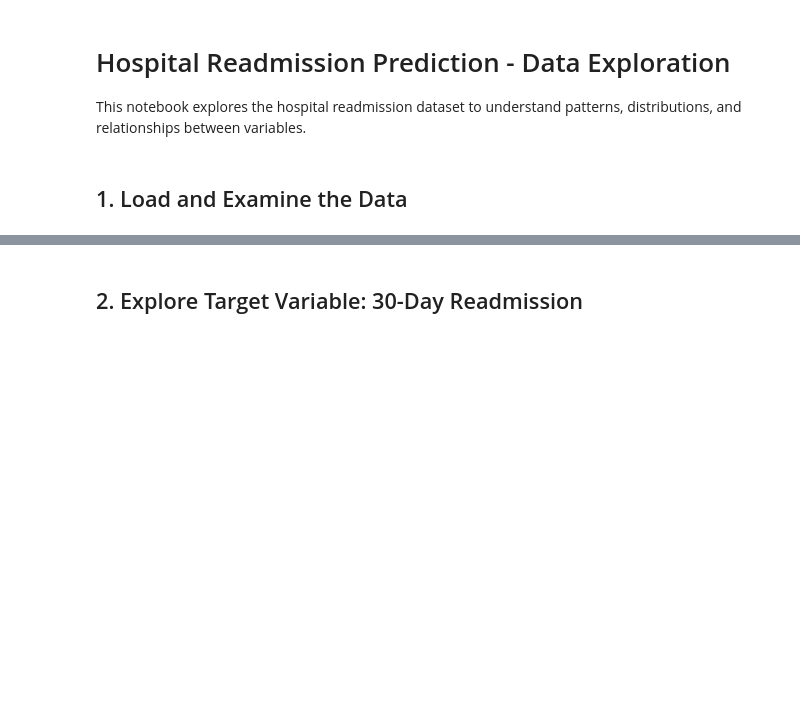
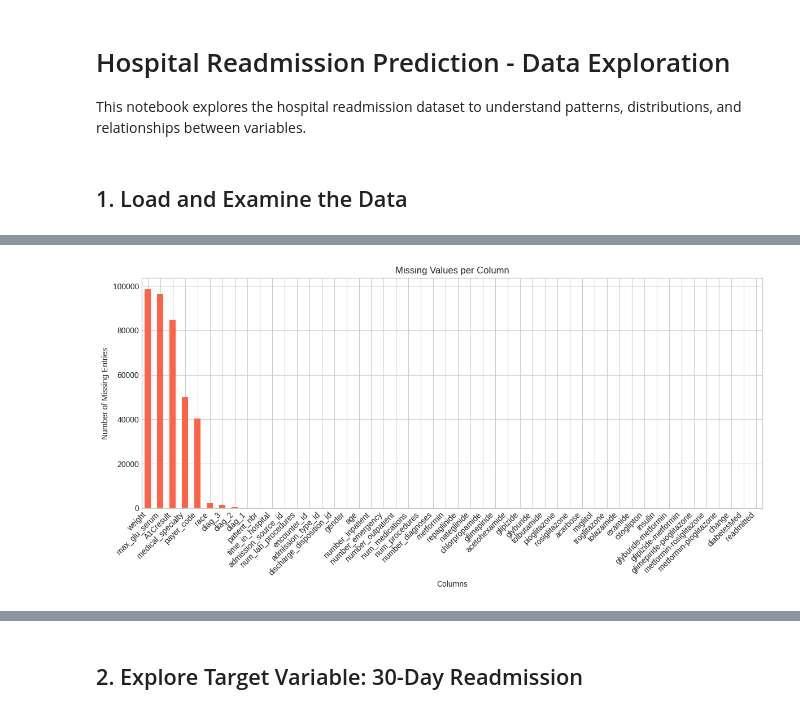
Before and after one commit to Shridhar7-8/Data-Visualization-Project, a Jupyter notebook: notebooks/01_data_exploration.ipynb, the cells around one changed output, grey strips where cells are left out. Drawn from its saved outputs; the diff is of its cells as text; code cells hidden in the pictures; blank space fills up the shorter version.

```diff
--- a/notebooks/01_data_exploration.ipynb
+++ b/notebooks/01_data_exploration.ipynb
@@ -27,11 +27,11 @@ if not os.path.exists('diabetic_data.csv'):
     print("Generating synthetic data...")
     from src.data.make_dataset import generate_synthetic_data, split_and_save_data
     data = generate_synthetic_data(n_samples=1000)
-    data.to_csv('../data/raw/hospital_readmissions.csv', index=False)
+    data.to_csv('diabetic_data.csv', index=False)
     split_and_save_data(data)
     print("Data generated and saved.")
 else:
     print("Loading existing data...")
 
 # Load the data
-data = pd.read_csv('../data/raw/hospital_readmissions.csv')
+data = pd.read_csv('diabetic_data.csv')
@@ -45,5 +75,6 @@ data.describe()
 # %%
 # Check for missing values
+data.replace('?', np.nan, inplace=True)
 missing_values = data.isnull().sum()
 print("Missing values per column:")
 print(missing_values[missing_values > 0] if missing_values.sum() > 0 else "No missing values")
@@ -49,0 +93,12 @@ print(missing_values[missing_values > 0] if missing_values.sum() > 0 else "No mi
+# %%
+# Step 3: Plot
+plt.figure(figsize=(12, 6))
+missing_values.sort_values(ascending=False).plot(kind='bar', color='tomato') # Use missing_values instead of missing_counts
+plt.title('Missing Values per Column')
+plt.ylabel('Number of Missing Entries')
+plt.xlabel('Columns')
+plt.xticks(rotation=45, ha='right')
+plt.tight_layout()
+plt.show()
+# %% [output]
+[figure, added]
```
Also changed, not shown: parts of 7 cells of this notebook.
